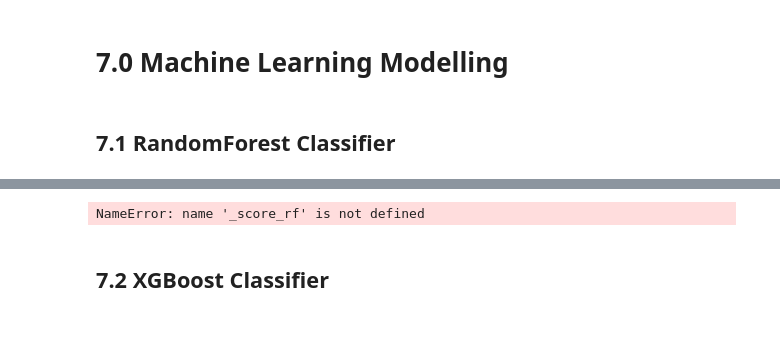
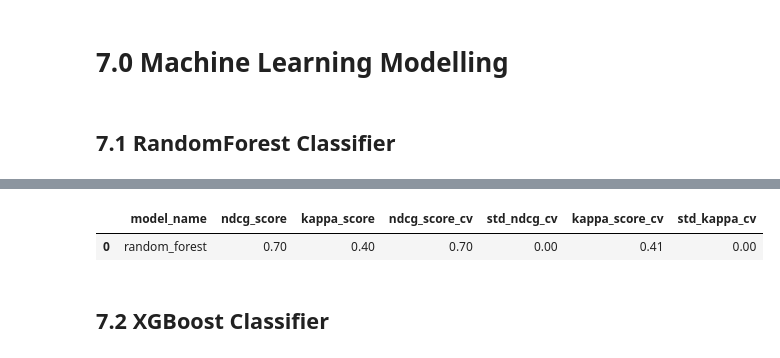
Before and after one commit to danillobarroscordeiro/airbnb_new_users_booking, a Jupyter notebook: notebooks/Untitled.ipynb, the cells around one changed output, grey strips where cells are left out. Drawn from its saved outputs; the diff is of its cells as text; code cells hidden in the pictures; blank space fills up the shorter version.

```diff
--- a/notebooks/Untitled.ipynb
+++ b/notebooks/Untitled.ipynb
@@ -753,7 +748,7 @@ y_predicted_matrix =  np.zeros(shape=(X_val.shape[0], y_val.unique().shape[0]) )
 y_predicted_matrix[np.arange(X_val.shape[0]),y_predicted_rf ] = 1
 
 
-ndcg_score_rf = ndcg_score(y_true=y_test_matrix,y_score=y_predicted_matrix, k=5)
+ndcg_score_rf = ndgc(y_test_matrix,y_predicted_matrix, k=5)
 kappa_score_rf = cohen_kappa_score(y_val, y_predicted_rf)
 print(ndcg_score_rf)
 print(kappa_score_rf)
@@ -763,35 +779,36 @@ skf = StratifiedKFold(n_splits=5)
 rf_cv_ndcg= []
 rf_cv_kappa = []
 for train_ix, test_ix in skf.split(X_train, y_train):
     X_train_cv, X_validation_cv = X_train.iloc[train_ix], X_train.iloc[test_ix]
     y_train_cv, y_validation_cv = y_train.iloc[train_ix], y_train.iloc[test_ix]
     rf_cv = RandomForestClassifier(random_state=42,n_jobs=-1, n_estimators=300, class_weight='balanced_subsample').fit(X_train_cv, y_train_cv)
     y_predicted_rf_cv = rf_cv.predict(X_validation_cv)
 
     #Make matrix with ground truth and predicted probabilities
     y_test_matrix = np.zeros(shape=(X_validation_cv.shape[0], y_validation_cv.unique().shape[0] ) )
     y_test_matrix[np.arange(X_validation_cv.shape[0]), np.array(y_validation_cv)] = 1
 
     #Make matrix with ground truth and predicted probabilities
     y_predicted_matrix =  np.zeros(shape=(X_validation_cv.shape[0], y_validation_cv.unique().shape[0]) )
     y_predicted_matrix[np.arange(X_validation_cv.shape[0]),y_predicted_rf_cv ] = 1
 
 
-    ndcg_score_rf = ndcg_score(y_true=y_test_matrix,y_score=y_predicted_matrix, k=5)
+    ndcg_score_rf = ndgc(y_true=y_test_matrix,y_score=y_predicted_matrix, k=5)
     kappa_rf = cohen_kappa_score(y_validation_cv, y_predicted_rf_cv)
     rf_cv_ndcg.append(ndcg_score_rf)
     rf_cv_kappa.append(kappa_rf)
 
 rf_cv_ndcg_mean = np.mean(rf_cv_ndcg)
 rf_cv_ndcg_std = np.std(rf_cv_ndcg)
 rf_cv_kappa_mean = np.mean(rf_cv_kappa)
 rf_cv_kappa_std = np.std(rf_cv_kappa)
 
 rf_cv_result = pd.DataFrame({'model_name':'random_forest','ndcg_score':ndcg_score_rf ,'kappa_score':kappa_score_rf,'ndcg_score_cv': rf_cv_ndcg_mean,
                       'std_ndcg_cv':rf_cv_ndcg_std,'kappa_score_cv': rf_cv_kappa_mean,'std_kappa_cv':rf_cv_kappa_std}, index=[0])
 display(rf_cv_result)
 # %% [output]
-NameError: name '_score_rf' is not defined
+|  | model_name | ndcg_score | kappa_score | ndcg_score_cv | std_ndcg_cv | kappa_score_cv | std_kappa_cv |
+| 0 | random_forest | 0.70 | 0.40 | 0.70 | 0.00 | 0.41 | 0.00 |
 # %% [markdown]
 ## 7.2 XGBoost Classifier
 # %%
```
Also changed, not shown: parts of 14 cells of this notebook, 3 other files.
